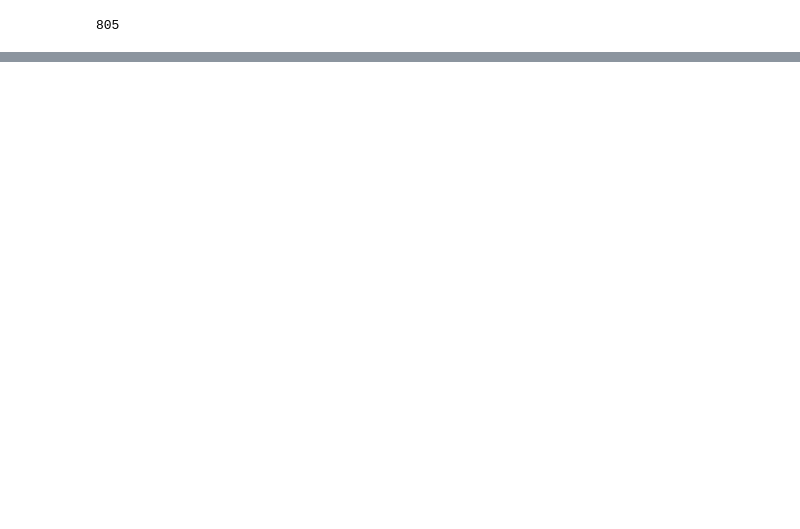
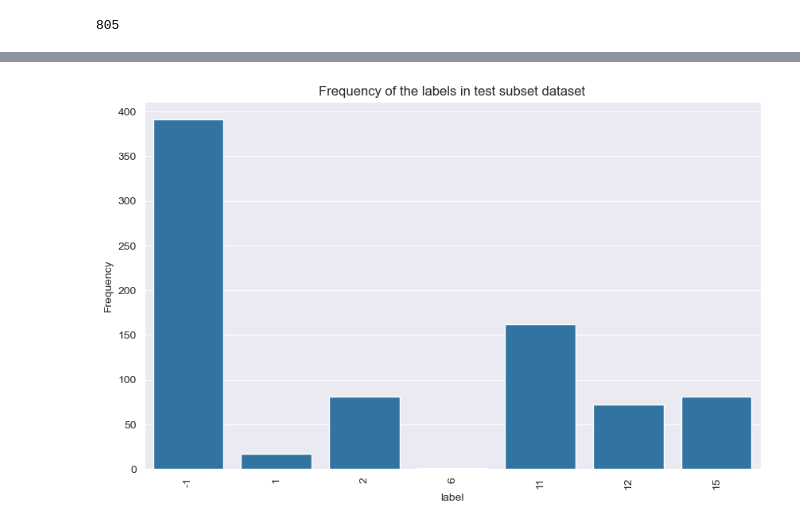
Before and after one commit to diegorandolp/MLProject3, a Jupyter notebook: DBScan.ipynb, the cells around one changed output, grey strips where cells are left out. Drawn from its saved outputs; the diff is of its cells as text; code cells hidden in the pictures; blank space fills up the shorter version.

```diff
--- a/DBScan.ipynb
+++ b/DBScan.ipynb
@@ -477,3 +544,25 @@ print(len(df_prueba2_subset.values))
 # %%
 # Save the results as csv
 df_prueba2_subset.to_csv(r"C:\Code\UTEC\ML\Project3\Project\data\csv\submission_subset.csv", index=False)
+# %%
+# Test PCA, the same but with pca
+pca_red = PCA(n_components=31)
+X_test_pca = umap_red.fit_transform(X_test)
+X_test_pca = StandardScaler().fit_transform(X_test_pca)
+dbscan_pca = DBScan_custom(eps=0.5, min_samples=4).fit(X_pca)
+Y_test_pred_pca = dbscan_pca.predict(X_test_pca)
+# select only the labels that are in the train_subset_10.csv
+prueba2 = { "youtube_id": video_ids_test, "label": Y_test_pred_pca}
+df_prueba2 = pd.DataFrame(prueba2)
+# %%
+df_prueba2_subset = df_prueba2[df_prueba2["youtube_id"].isin(ids_test_subset_10)]
+# %%
+# plot the frequency of the labels in the subset
+plt.figure(figsize=(10, 6))
+sns.countplot(x="label", data=df_prueba2_subset)
+plt.xticks(rotation=90)
+plt.ylabel("Frequency")
+plt.title("Frequency of the labels in test subset dataset")
+plt.show()
+# %% [output]
+[figure, added]
```
Also changed, not shown: parts of 18 cells of this notebook, 8 other files.
